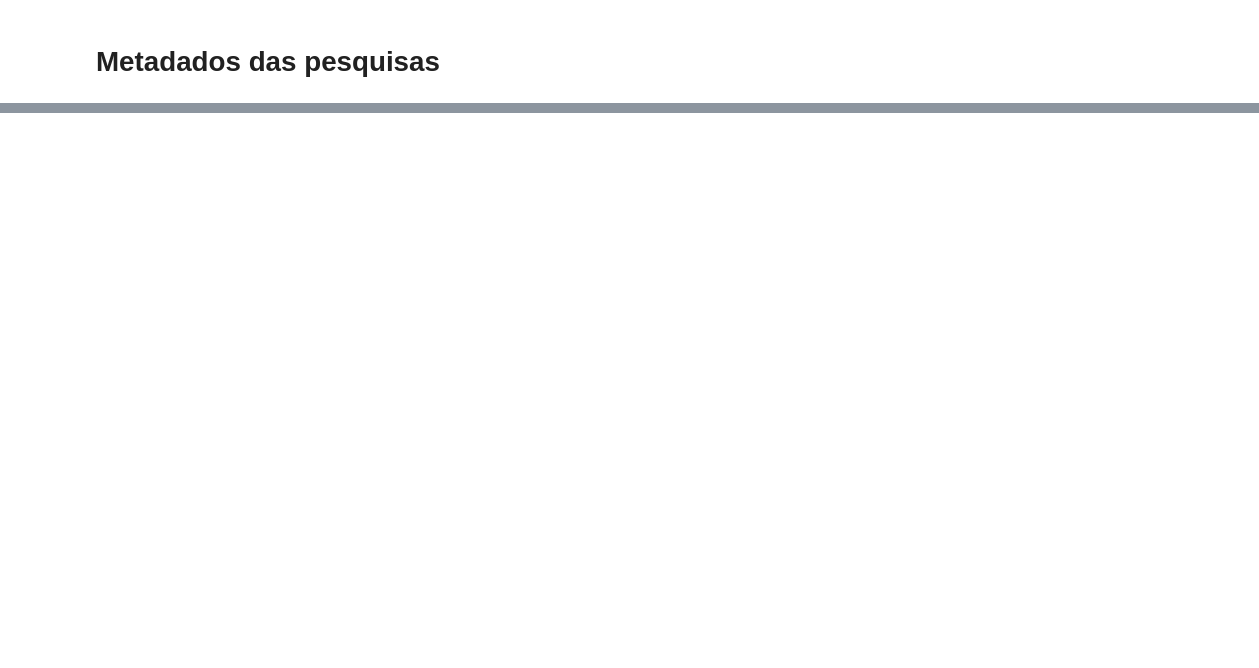
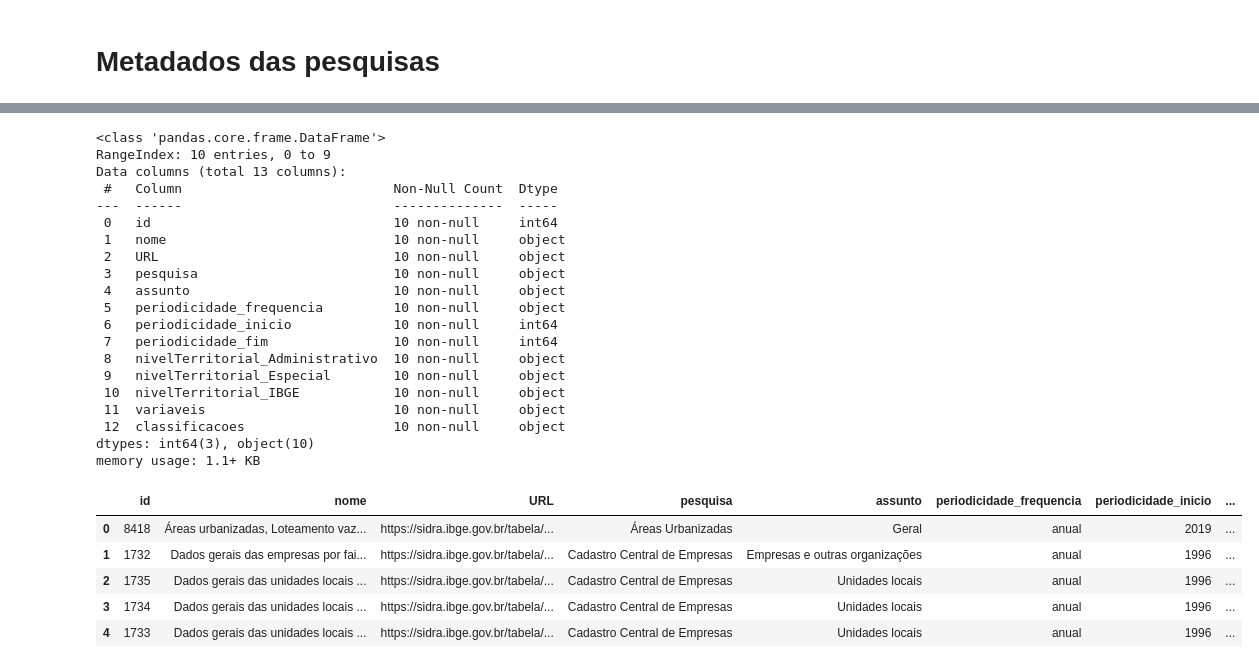
Before and after one commit to GDevigili/TCC-IBGE, a Jupyter notebook: src/datasets/agregados_carga.ipynb, the cells around one changed output, grey strips where cells are left out. Saved outputs shown, nothing was run; the diff lists cells and outputs as text; code cells hidden in the pictures; blank space fills up the shorter version.

```diff
--- a/src/datasets/agregados_carga.ipynb
+++ b/src/datasets/agregados_carga.ipynb
@@ -80,2 +82,19 @@ df_researchs
 # %% [markdown]
 # Metadados das pesquisas
+# %%
+%%time
+df_metadata = pd.DataFrame()
+
+aggregate_ids = df_researches['id-agregado'].unique()[0:10]
+
+for aggregate_id in aggregate_ids:
+    # create the url to request the metadata
+    url_metadata = f"https://servicodados.ibge.gov.br/api/v3/agregados/{aggregate_id}/metadados"
+    # make the request and get the metadata json
+    df_aux = make_df([get_request_json(url_metadata)])
+    # explode the row to get all the metadata
+    # df_aux = df_aux.explode(['metadados'])
+    # concat the metadata to df_metadata
+    df_metadata = pd.concat([df_metadata, df_aux], axis = 0)
+# reset index
+df_metadata = df_metadata.reset_index(drop = True)
@@ -81,0 +104,30 @@ df_researchs
+# %%
+df_metadata.info()
+df_metadata.head()
+# %% [output]
+<class 'pandas.core.frame.DataFrame'>
+RangeIndex: 10 entries, 0 to 9
+Data columns (total 13 columns):
+ #   Column                           Non-Null Count  Dtype
+---  ------                           --------------  -----
+ 0   id                               10 non-null     int64
+ 1   nome                             10 non-null     object
+ 2   URL                              10 non-null     object
+ 3   pesquisa                         10 non-null     object
+ 4   assunto                          10 non-null     object
+ 5   periodicidade_frequencia         10 non-null     object
+ 6   periodicidade_inicio             10 non-null     int64
+ 7   periodicidade_fim                10 non-null     int64
+ 8   nivelTerritorial_Administrativo  10 non-null     object
+ 9   nivelTerritorial_Especial        10 non-null     object
+ 10  nivelTerritorial_IBGE            10 non-null     object
+ 11  variaveis                        10 non-null     object
+ 12  classificacoes                   10 non-null     object
+dtypes: int64(3), object(10)
+memory usage: 1.1+ KB
+|  | id | nome | URL | pesquisa | assunto | periodicidade_frequencia | periodicidade_inicio | ... |
+| 0 | 8418 | Áreas urbanizadas, Loteamento vaz... | https://sidra.ibge.gov.br/tabela/... | Áreas Urbanizadas | Geral | anual | 2019 | ... |
+| 1 | 1732 | Dados gerais das empresas por fai... | https://sidra.ibge.gov.br/tabela/... | Cadastro Central de Empresas | Empresas e outras organizações | anual | 1996 | ... |
+| 2 | 1735 | Dados gerais das unidades locais ... | https://sidra.ibge.gov.br/tabela/... | Cadastro Central de Empresas | Unidades locais | anual | 1996 | ... |
+| 3 | 1734 | Dados gerais das unidades locais ... | https://sidra.ibge.gov.br/tabela/... | Cadastro Central de Empresas | Unidades locais | anual | 1996 | ... |
+| 4 | 1733 | Dados gerais das unidades locais ... | https://sidra.ibge.gov.br/tabela/... | Cadastro Central de Empresas | Unidades locais | anual | 1996 | ... |
```
Also changed, not shown: parts of 8 cells of this notebook, 1 other file.
